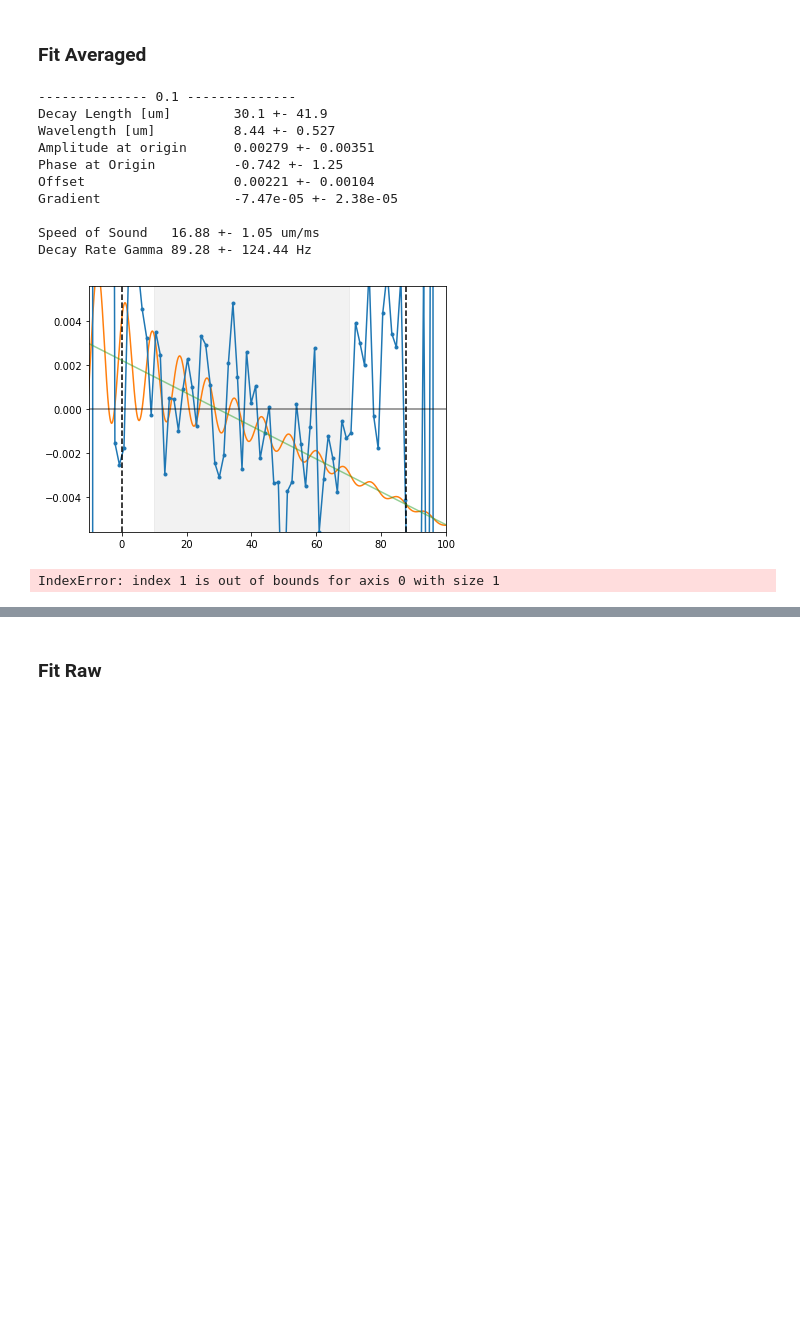
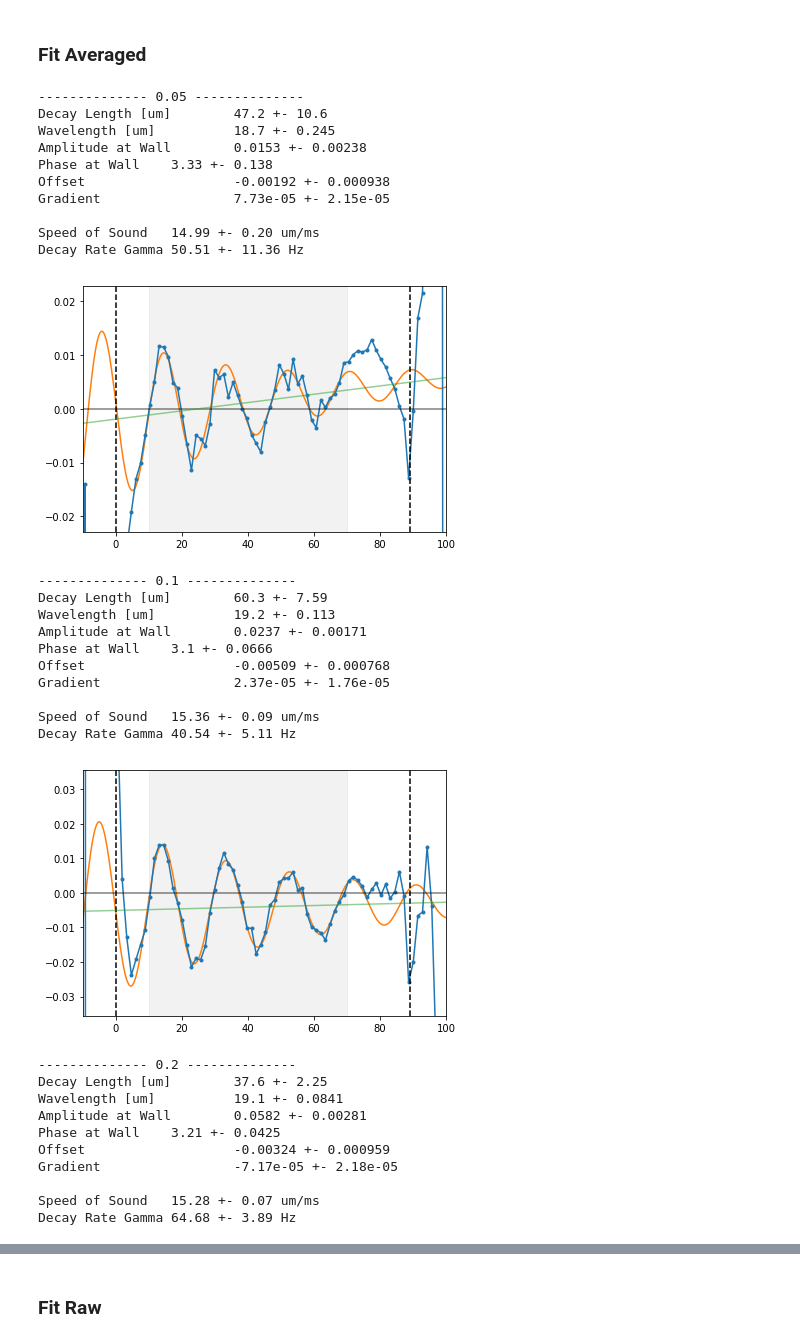
Before and after one commit to ranchop/QCalc, a Jupyter notebook: Box Shaking/Box Shaking Analyzer - In Progress - Adding Position Reference.ipynb, the cells around one changed output, grey strips where cells are left out. Saved outputs shown, nothing was run; the diff lists cells and outputs as text; code cells hidden in the pictures; blank space fills up the shorter version.

```diff
--- a/Box Shaking/Box Shaking Analyzer - In Progress - Adding Position Reference.ipynb
+++ b/Box Shaking/Box Shaking Analyzer - In Progress - Adding Position Reference.ipynb
@@ -732,7 +733,7 @@ plot_xi = -10
 # Average Profiles
 
 # Inputs
-z_lims = np.array([-40, 130]) * 1e-6
+z_lims = np.array([-50, 140]) * 1e-6
 
 # Background
 nz_bg_conc = tp.Curve(np.concatenate([nz.x for nz in df_bg.nz]), np.concatenate([nz.y for nz in df_bg.nz]),
@@ -781,7 +782,7 @@ plt.plot(*nz_bg.plotdata, '-', linewidth=2)
 plt.ylabel(r'$\rho_0$ -- Background Density ($m^{-3}$)', fontsize=15)
 
 ax2 = plt.subplot(222, sharex=ax1, sharey=ax1)
-plt.plot(*nz_data_conc[xi].plotdata, '.', alpha=0.4)
+plt.plot(*nz_data_conc[xi].plotdata, '.', alpha=0.6)
 plt.plot(*nz_data[xi].plotdata, '-', linewidth=2)
 plt.plot(*nz_bg.plotdata, '-', linewidth=2)
 # plt.ylim([nz_bg.plotdata[1].max() * 0.5, None])
@@ -856,9 +857,11 @@ if len(x) == 1:
 # %%
-track = ['BoxShakeFreq', 'ShakingCycles', 'BoxShakeAmp', ]
+# Plot of variables
+track = ['BoxShakeFreq', 'ShakingCycles', 'BoxShakeAmp', 'x']
 
 ax = plt.subplots(ncols=len(track), figsize=[4 * len(track), 4])[1].flatten()
-for i, t in enumerate(track):
+for i, t in enumerate(track[0:-1]):
     ax[i].plot(df_data[t], '.')
     ax[i].set(title=t)
+ax[-1].hist(df_data[track[-1]], 100)
 plt.tight_layout()
 # %% [output]
@@ -867,15 +870,17 @@ plt.tight_layout()
 ## Single Sided Decay Fits
 # %%
 # Dataset Info
-speed_sound_guess = 17 * 1e-6/1e-3
+speed_sound_guess = 15.9 * 1e-6/1e-3
+fit_lims = [10, 70]
+plot_lims = [-10, 100]
 # %%
 # Single Sided Fit -- 0:DecayLength, 1:Wavelength, 2:Amplitude, 3:Phase, 4:Offset, 5:Gradient, 6:speed, 7:gamma
 def single_analyzer(c, freq, fit_lims, guess_wavelength, plot=False, plot_lims=[-10, 100]):
     # Fit Exp Decay
-    guess = [30, guess_wavelength, 0.05, 0, 1e-2, 1e-4,]
+    guess = [50.0, guess_wavelength, 0.04, np.pi, 1e-2, 1e-4,]
 
     # Define Fit function
-    fit_vars = ['Decay Length [um]', 'Wavelength [um]', 'Amplitude at origin', 'Phase at Origin', 'Offset          ', 'Gradient         ', 'Curvature          ']
+    fit_vars = ['Decay Length [um]', 'Wavelength [um]', 'Amplitude at Wall', 'Phase at Wall', 'Offset          ', 'Gradient         ', 'Curvature          ']
     def fitfun_sin_decay(x, l, wavelength, amp=1, phase = 0, offset=0, gradient=0, curvature=0):
         return np.exp(-x/l) * amp * np.sin(2*np.pi/wavelength * x - phase) + offset + gradient*x + curvature*x**2
 
@@ -884,9 +889,16 @@ def single_analyzer(c, freq, fit_lims, guess_wavelength, plot=False, plot_lims=[
     speed_sound = [freq * fr[1] * 1e-6, freq * fe[1] * 1e-6]
     gamma = [speed_sound[0] / fr[0] / 1e-6, ((speed_sound[1] / (fr[0]*1e-6))**2 + (speed_sound[0] * fe[0] * 1e-6 / (fr[0]*1e-6)**2)**2)**(1/2)]
 
+    #  resutls
+    if fr[2] < 0:
+        fr[2] = - fr[2]
+        fr[3] = fr[3] + np.pi
+    fr[3] = np.mod(fr[3], twopi)
+
+
     # Print fit results
     if plot:
-        for i in range(fr.shape[0]):
+        for i in range(len(fr)):
             print('{} \t {:.3} +- {:.3}'.format(fit_vars[i], fr[i], fe[i]))
 
         print('\nSpeed of Sound   {:.2f} +- {:.2f} um/ms'.format(speed_sound[0]*1e3, speed_sound[1]*1e3))
@@ -902,50 +914,63 @@ def single_analyzer(c, freq, fit_lims, guess_wavelength, plot=False, plot_lims=[
         plt.axhline(0, c='k', linestyle='-', alpha=0.5)
         plt.axvspan(*fit_lims, alpha=0.05, color='k', label='Fourier Width')
         plt.plot(c.x, fitfun_sin_decay(c.x, *[1, 1, 0, *fr[3:]]), 'C2-', alpha=0.5)
-        amp = fr[2] * 2
+        amp = fr[2] * 1.5
         plt.ylim([-amp, amp])
         plt.xlim(plot_lims)
         plt.tight_layout()
 
-    # return resutls
-    if fr[2] < 0:
-        fr[2] = - fr[2]
-        fr[3] = fr[3] + np.pi
-    fr[3] = np.mod(fr[3], twopi)
     return [list(fr)+[speed_sound[0],gamma[0]], list(fe)+[speed_sound[1],gamma[1]]]
 # %% [markdown]
 ### Fit Averaged
 # %%
 # Fit and plot all data
 frs = []
 fes = []
-fit_lims = [10, 70]
-plot_lims = [-10, 100]
 freq = np.unique(df_data['BoxShakeFreq'])[0]
 movie = movie_dN_N
 wavelength_guess = speed_sound_guess / freq
 
 
-for i in range(num_plots):
+for i in range(len(movie[0])):
     print('-------------- {} --------------'.format(movie[0][i]))
     c = tp.Curve(movie[1].flatten(), movie[2][:, i].flatten())
     fr, fe = single_analyzer(c, freq, fit_lims, wavelength_guess*1e6, True, plot_lims)
     frs.append(fr)
     fes.append(fe)
     plt.show()
 
 frs = np.array(frs)
 fes = np.array(fes)
 # %% [output]
--------------- 0.1 --------------
-Decay Length [um]        30.1 +- 41.9
-Wavelength [um]          8.44 +- 0.527
-Amplitude at origin      0.00279 +- 0.00351
-Phase at Origin          -0.742 +- 1.25
-Offset                   0.00221 +- 0.00104
-Gradient                 -7.47e-05 +- 2.38e-05
+-------------- 0.05 --------------
+Decay Length [um]        47.2 +- 10.6
+Wavelength [um]          18.7 +- 0.245
+Amplitude at Wall        0.0153 +- 0.00238
+Phase at Wall    3.33 +- 0.138
+Offset                   -0.00192 +- 0.000938
+Gradient                 7.73e-05 +- 2.15e-05
 
-Speed of Sound   16.88 +- 1.05 um/ms
-Decay Rate Gamma 89.28 +- 124.44 Hz
+Speed of Sound   14.99 +- 0.20 um/ms
+Decay Rate Gamma 50.51 +- 11.36 Hz
-[figure, old version]
+[figure, new version]
-IndexError: index 1 is out of bounds for axis 0 with size 1
+-------------- 0.1 --------------
+Decay Length [um]        60.3 +- 7.59
+Wavelength [um]          19.2 +- 0.113
+Amplitude at Wall        0.0237 +- 0.00171
+Phase at Wall    3.1 +- 0.0666
+Offset                   -0.00509 +- 0.000768
+Gradient                 2.37e-05 +- 1.76e-05
+
+Speed of Sound   15.36 +- 0.09 um/ms
+Decay Rate Gamma 40.54 +- 5.11 Hz
+[figure, added]
+-------------- 0.2 --------------
+Decay Length [um]        37.6 +- 2.25
+Wavelength [um]          19.1 +- 0.0841
+Amplitude at Wall        0.0582 +- 0.00281
+Phase at Wall    3.21 +- 0.0425
+Offset                   -0.00324 +- 0.000959
+Gradient                 -7.17e-05 +- 2.18e-05
+
+Speed of Sound   15.28 +- 0.07 um/ms
+Decay Rate Gamma 64.68 +- 3.89 Hz
```
Also changed, not shown: parts of 73 cells of this notebook, 2 other files.
